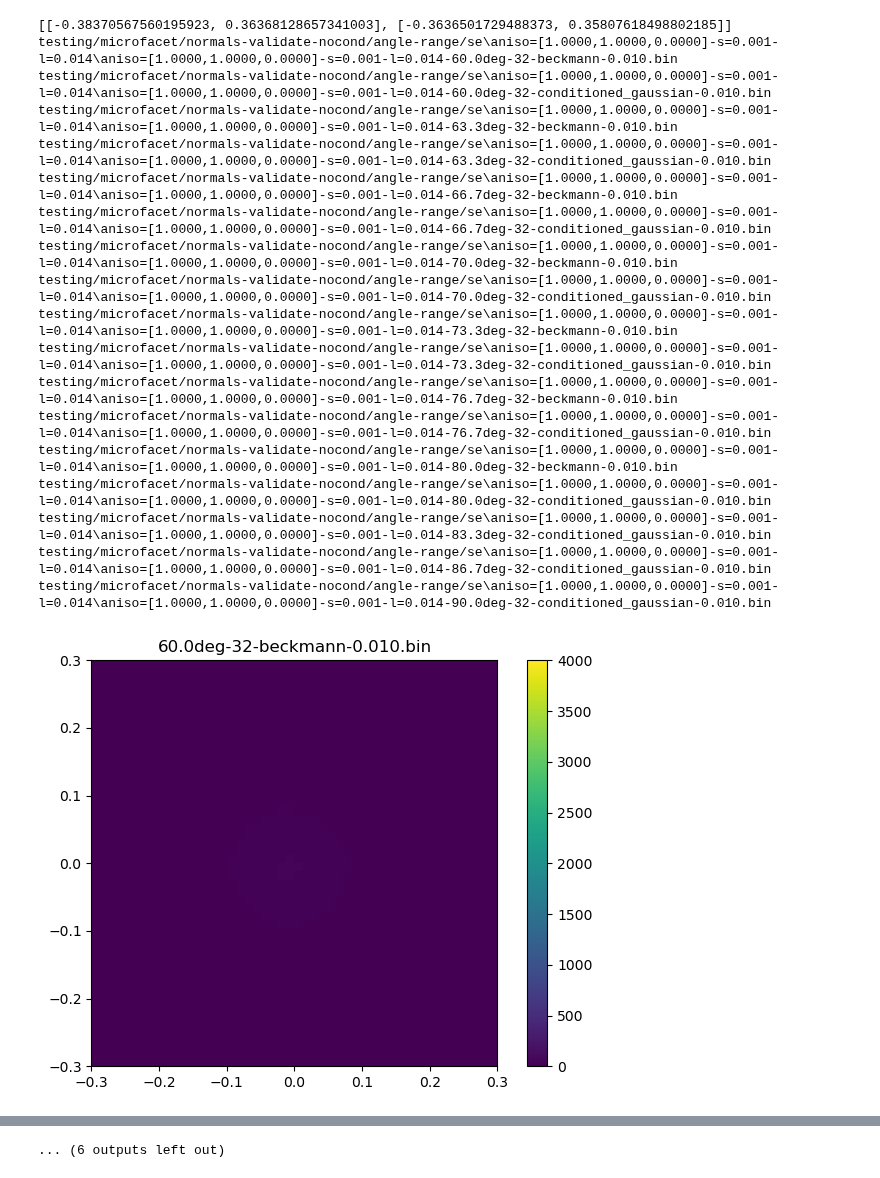
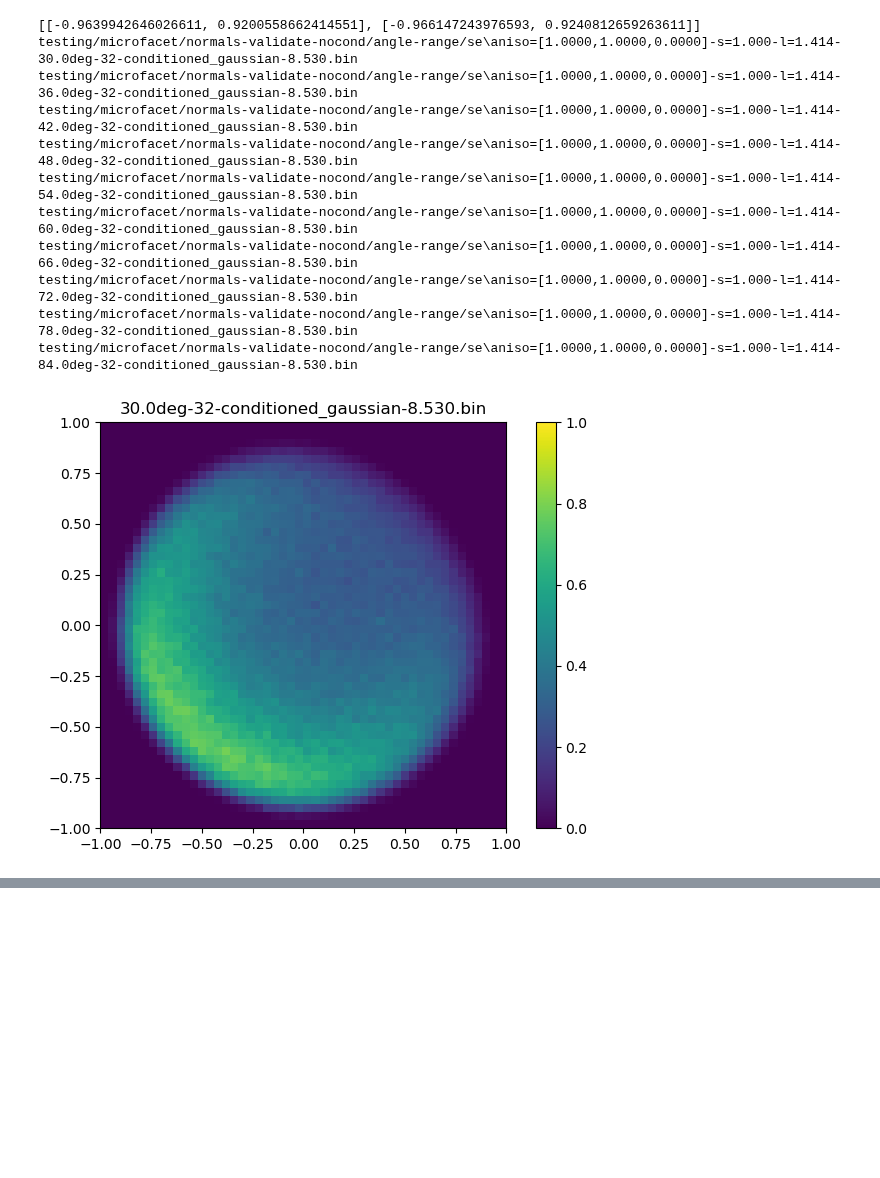
Before and after one commit to daseyb/tungsten, a Jupyter notebook: data/ndf.ipynb, the cells around one changed output, grey strips where cells are left out. Drawn from its saved outputs; the diff is of its cells as text; code cells hidden in the pictures; blank space fills up the shorter version.

```diff
--- a/data/ndf.ipynb
+++ b/data/ndf.ipynb
@@ -176,7 +176,7 @@ bounds = [[np.inf,-np.inf], [np.inf, -np.inf]]
 #for file in glob.glob("testing/intersections/*plane*/*normals*.bin"):
 #for file in glob.glob("testing/microfacet/normals-validate-nocond/se/*l=0.14*81*.bin"):
 #for file in glob.glob("testing/microfacet/normals-validate-nocond/se/*l=0.14*80*.bin"):
-for file in glob.glob("testing/microfacet/normals-validate-nocond/angle-range/se/*l=0.014*/*.bin"):
+for file in glob.glob("testing/microfacet/normals-validate-nocond/angle-range/se/*.bin"):
 #for file in glob.glob("normals-validate-nocond/se/*.bin"):
     if "old" in file or "realizations" in file or "failed" in file:
         continue
@@ -206,53 +206,45 @@ for k, v in normal_files.items():
         beckmann_roughness = np.sqrt(2)
     elif "l=0.5" in k:
         beckmann_roughness = 2*np.sqrt(2)
     elif "l=0.1" in k:
         beckmann_roughness = 10*np.sqrt(2)
 
-    #if "conditioned" not in k or "32" not in k:
-    #    continue
+    if "conditioned" not in k:
+        continue
 
     print(k)
 
     #plot_normal_collection_1D(v, k[len("visible-normals/"):], k,
     #                        beckmann_roughness=np.round(beckmann_roughness, 4))
 
     #plot_normal_collection(v, k[len(common_prefix):], k, bounds = ((-0.03, 0.03), (-0.03, 0.03)) if "normals" in k else ((-0.01, 0.01), (-1, -0.98)))
 
     #plot_normal_collection(v, k[len(common_prefix):], k, bounds = ((-0.03, 0.03), (-0.03, 0.03)) if "normals" in k else ((-0.01, 0.01), (-1, -0.98)),
     #                       gt_normals=normal_files["testing/intersections\\gp-medium-plane-softlight-ref-ndf-no-nee\\surface-reflection.bin"])
 
     #plot_normal_collection(v, k[len(common_prefix):-len(common_postfix)], k, bounds = ((-0.03, 0.03), (-0.03, 0.03)),
     #                       gt_normals=normal_files["testing/intersections\\gp-medium-plane-softlight-mean-beckmann\\medium-normals.bin"])
     #plot_normal_collection(v, k[len(common_prefix):], k, bounds = ((-0.3, 0.3), (-0.3, 0.3)))
     #plot_normal_collection(v, k[len(common_prefix):], k, bounds = ((-0.03, 0.03), (-0.03, 0.03)),
     #                       gt_normals=normal_files["testing/microfacet/normals-validate-nocond/se\\aniso=[1.0000,1.0000,0.0000]-s=0.001-l=0.141-67.5deg-32-beckmann-0.200.bin"])
     #plot_normal_collection(v, k[len(common_prefix):], k, bounds = ((-0.03, 0.03), (-0.03, 0.03)),
     #                       gt_normals=normal_files["testing/microfacet/normals-validate-nocond/se\\aniso=[1.0000,1.0000,0.0000]-s=0.001-l=0.141-81.0deg-32-beckmann-0.020.bin"])
 
-    plot_normal_collection(v, k[len(common_prefix):], k, bounds = ((-0.3, 0.3), (-0.3, 0.3)), vmin=0, vmax=40)
-    #                       gt_normals=normal_files[k.replace("conditioned_gaussian", "beckmann")])
+    plot_normal_collection(v, k[len(common_prefix):], k, bounds = ((-1, 1), (-1, 1)), vmin=0, vmax=1.0, gt_normals=normal_files[k.replace("conditioned_gaussian", "beckmann")])
 
     #plot_normal_collection(v, k[len(common_prefix):], k, bounds = ((-0.3, 0.3), (-0.3, 0.3)),
     #                       gt_normals=normal_files[k.replace("conditioned_gaussian", "beckmann")], vmin=-1, vmax=1)
     #plot_normal_collection(v, k[len(common_prefix):], k, bounds = bounds)
 # %% [output]
-[[-0.38370567560195923, 0.36368128657341003], [-0.3636501729488373, 0.35807618498802185]]
-testing/microfacet/normals-validate-nocond/angle-range/se\aniso=[1.0000,1.0000,0.0000]-s=0.001-l=0.014\aniso=[1.0000,1.0000,0.0000]-s=0.001-l=0.014-60.0deg-32-beckmann-0.010.bin
-testing/microfacet/normals-validate-nocond/angle-range/se\aniso=[1.0000,1.0000,0.0000]-s=0.001-l=0.014\aniso=[1.0000,1.0000,0.0000]-s=0.001-l=0.014-60.0deg-32-conditioned_gaussian-0.010.bin
-testing/microfacet/normals-validate-nocond/angle-range/se\aniso=[1.0000,1.0000,0.0000]-s=0.001-l=0.014\aniso=[1.0000,1.0000,0.0000]-s=0.001-l=0.014-63.3deg-32-beckmann-0.010.bin
-testing/microfacet/normals-validate-nocond/angle-range/se\aniso=[1.0000,1.0000,0.0000]-s=0.001-l=0.014\aniso=[1.0000,1.0000,0.0000]-s=0.001-l=0.014-63.3deg-32-conditioned_gaussian-0.010.bin
-testing/microfacet/normals-validate-nocond/angle-range/se\aniso=[1.0000,1.0000,0.0000]-s=0.001-l=0.014\aniso=[1.0000,1.0000,0.0000]-s=0.001-l=0.014-66.7deg-32-beckmann-0.010.bin
-testing/microfacet/normals-validate-nocond/angle-range/se\aniso=[1.0000,1.0000,0.0000]-s=0.001-l=0.014\aniso=[1.0000,1.0000,0.0000]-s=0.001-l=0.014-66.7deg-32-conditioned_gaussian-0.010.bin
-testing/microfacet/normals-validate-nocond/angle-range/se\aniso=[1.0000,1.0000,0.0000]-s=0.001-l=0.014\aniso=[1.0000,1.0000,0.0000]-s=0.001-l=0.014-70.0deg-32-beckmann-0.010.bin
-testing/microfacet/normals-validate-nocond/angle-range/se\aniso=[1.0000,1.0000,0.0000]-s=0.001-l=0.014\aniso=[1.0000,1.0000,0.0000]-s=0.001-l=0.014-70.0deg-32-conditioned_gaussian-0.010.bin
-testing/microfacet/normals-validate-nocond/angle-range/se\aniso=[1.0000,1.0000,0.0000]-s=0.001-l=0.014\aniso=[1.0000,1.0000,0.0000]-s=0.001-l=0.014-73.3deg-32-beckmann-0.010.bin
-testing/microfacet/normals-validate-nocond/angle-range/se\aniso=[1.0000,1.0000,0.0000]-s=0.001-l=0.014\aniso=[1.0000,1.0000,0.0000]-s=0.001-l=0.014-73.3deg-32-conditioned_gaussian-0.010.bin
-testing/microfacet/normals-validate-nocond/angle-range/se\aniso=[1.0000,1.0000,0.0000]-s=0.001-l=0.014\aniso=[1.0000,1.0000,0.0000]-s=0.001-l=0.014-76.7deg-32-beckmann-0.010.bin
-testing/microfacet/normals-validate-nocond/angle-range/se\aniso=[1.0000,1.0000,0.0000]-s=0.001-l=0.014\aniso=[1.0000,1.0000,0.0000]-s=0.001-l=0.014-76.7deg-32-conditioned_gaussian-0.010.bin
-testing/microfacet/normals-validate-nocond/angle-range/se\aniso=[1.0000,1.0000,0.0000]-s=0.001-l=0.014\aniso=[1.0000,1.0000,0.0000]-s=0.001-l=0.014-80.0deg-32-beckmann-0.010.bin
-testing/microfacet/normals-validate-nocond/angle-range/se\aniso=[1.0000,1.0000,0.0000]-s=0.001-l=0.014\aniso=[1.0000,1.0000,0.0000]-s=0.001-l=0.014-80.0deg-32-conditioned_gaussian-0.010.bin
-testing/microfacet/normals-validate-nocond/angle-range/se\aniso=[1.0000,1.0000,0.0000]-s=0.001-l=0.014\aniso=[1.0000,1.0000,0.0000]-s=0.001-l=0.014-83.3deg-32-conditioned_gaussian-0.010.bin
-testing/microfacet/normals-validate-nocond/angle-range/se\aniso=[1.0000,1.0000,0.0000]-s=0.001-l=0.014\aniso=[1.0000,1.0000,0.0000]-s=0.001-l=0.014-86.7deg-32-conditioned_gaussian-0.010.bin
-testing/microfacet/normals-validate-nocond/angle-range/se\aniso=[1.0000,1.0000,0.0000]-s=0.001-l=0.014\aniso=[1.0000,1.0000,0.0000]-s=0.001-l=0.014-90.0deg-32-conditioned_gaussian-0.010.bin
+[[-0.9639942646026611, 0.9200558662414551], [-0.966147243976593, 0.9240812659263611]]
+testing/microfacet/normals-validate-nocond/angle-range/se\aniso=[1.0000,1.0000,0.0000]-s=1.000-l=1.414-30.0deg-32-conditioned_gaussian-8.530.bin
+testing/microfacet/normals-validate-nocond/angle-range/se\aniso=[1.0000,1.0000,0.0000]-s=1.000-l=1.414-36.0deg-32-conditioned_gaussian-8.530.bin
+testing/microfacet/normals-validate-nocond/angle-range/se\aniso=[1.0000,1.0000,0.0000]-s=1.000-l=1.414-42.0deg-32-conditioned_gaussian-8.530.bin
+testing/microfacet/normals-validate-nocond/angle-range/se\aniso=[1.0000,1.0000,0.0000]-s=1.000-l=1.414-48.0deg-32-conditioned_gaussian-8.530.bin
+testing/microfacet/normals-validate-nocond/angle-range/se\aniso=[1.0000,1.0000,0.0000]-s=1.000-l=1.414-54.0deg-32-conditioned_gaussian-8.530.bin
+testing/microfacet/normals-validate-nocond/angle-range/se\aniso=[1.0000,1.0000,0.0000]-s=1.000-l=1.414-60.0deg-32-conditioned_gaussian-8.530.bin
+testing/microfacet/normals-validate-nocond/angle-range/se\aniso=[1.0000,1.0000,0.0000]-s=1.000-l=1.414-66.0deg-32-conditioned_gaussian-8.530.bin
+testing/microfacet/normals-validate-nocond/angle-range/se\aniso=[1.0000,1.0000,0.0000]-s=1.000-l=1.414-72.0deg-32-conditioned_gaussian-8.530.bin
+testing/microfacet/normals-validate-nocond/angle-range/se\aniso=[1.0000,1.0000,0.0000]-s=1.000-l=1.414-78.0deg-32-conditioned_gaussian-8.530.bin
+testing/microfacet/normals-validate-nocond/angle-range/se\aniso=[1.0000,1.0000,0.0000]-s=1.000-l=1.414-84.0deg-32-conditioned_gaussian-8.530.bin
-[figure, old version]
+[figure, new version]
@@ -269 +259,0 @@ testing/microfacet/normals-validate-nocond/angle-range/se\aniso=[1.0000,1.0000,0
-... (6 outputs left out)
```
Also changed, not shown: parts of 1 cell of this notebook, 6 other files.
